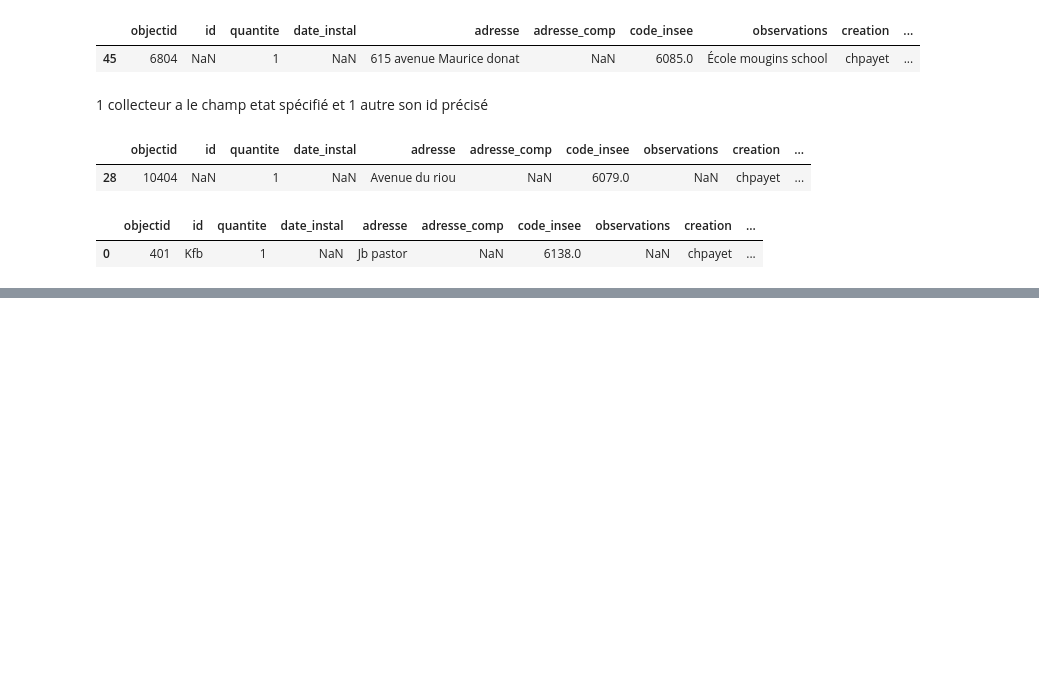
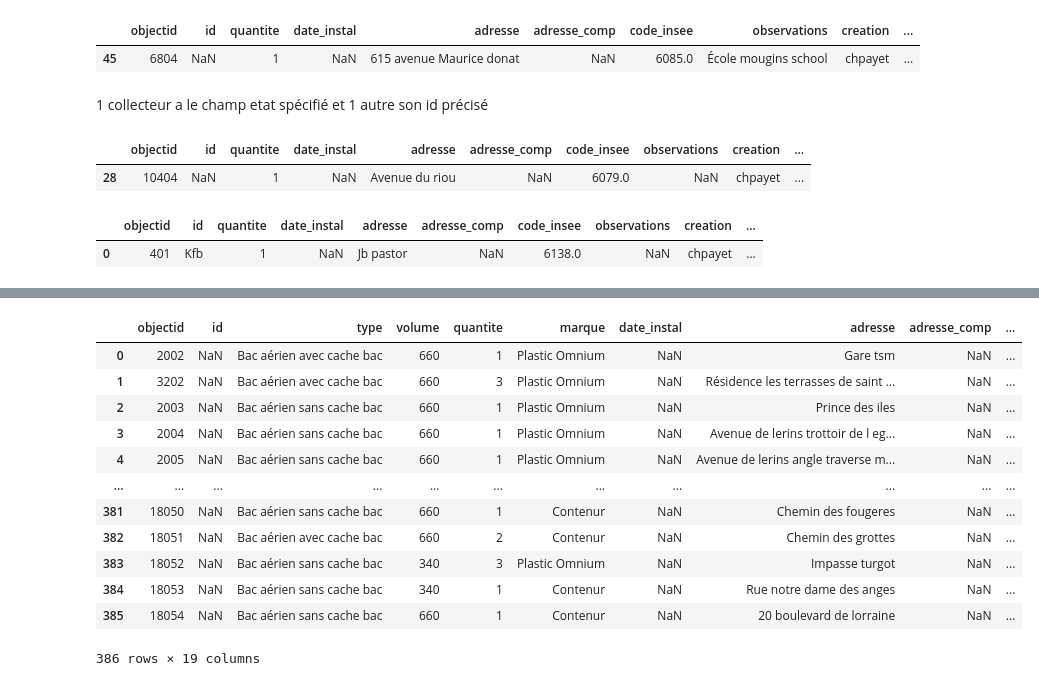
Before and after one commit to antjacquemin/cliiinkv0, a Jupyter notebook: src/DataViz.ipynb, the cells around one changed output, grey strips where cells are left out. Saved outputs shown, nothing was run; the diff lists cells and outputs as text; code cells hidden in the pictures; blank space fills up the shorter version.

Commit message:
Ajout nettoyage des données

```diff
--- a/src/DataViz.ipynb
+++ b/src/DataViz.ipynb
@@ -1055,0 +1271,27 @@ dataVetement[dataVetement.id.notna()]
+# %%
+# Par défaut, le dataframe convertira le type d'une colonne en float même s'il n'y a que des int si des valeurs son manquantes (pas de NaN en int),
+# d'où la nécessité de filtrer en ne gardant que les chiffres avant la virgule
+# ce qui est le cas pour le code INSEE de certains jeux de données
+dataDecheterie.code_insee = "0" + dataDecheterie.code_insee.astype(str)
+dataOM.code_insee = "0" + dataOM.code_insee.astype(str).str[0:4]
+dataPapier.code_insee = "0" + dataPapier.code_insee.astype(str)
+dataTri.code_insee = "0" + dataTri.code_insee.astype(str).str[0:4]
+dataVerre.code_insee = "0" + dataVerre.code_insee.astype(str)
+dataVetement.code_insee = "0" + dataVetement.code_insee.astype(str).str[0:4]
+# %%
+# Exemple après conversion
+dataOM
+# %% [output]
+|  | objectid | id | type | volume | quantite | marque | date_instal | adresse | adresse_comp | ... |
+| 0 | 2002 | NaN | Bac aérien avec cache bac | 660 | 1 | Plastic Omnium | NaN | Gare tsm | NaN | ... |
+| 1 | 3202 | NaN | Bac aérien avec cache bac | 660 | 3 | Plastic Omnium | NaN | Résidence les terrasses de saint ... | NaN | ... |
+| 2 | 2003 | NaN | Bac aérien sans cache bac | 660 | 1 | Plastic Omnium | NaN | Prince des iles | NaN | ... |
+| 3 | 2004 | NaN | Bac aérien sans cache bac | 660 | 1 | Plastic Omnium | NaN | Avenue de lerins trottoir de l eg... | NaN | ... |
+| 4 | 2005 | NaN | Bac aérien sans cache bac | 660 | 1 | Plastic Omnium | NaN | Avenue de lerins angle traverse m... | NaN | ... |
+| ... | ... | ... | ... | ... | ... | ... | ... | ... | ... | ... |
+| 381 | 18050 | NaN | Bac aérien sans cache bac | 660 | 1 | Contenur | NaN | Chemin des fougeres | NaN | ... |
+| 382 | 18051 | NaN | Bac aérien avec cache bac | 660 | 2 | Contenur | NaN | Chemin des grottes | NaN | ... |
+| 383 | 18052 | NaN | Bac aérien sans cache bac | 340 | 3 | Plastic Omnium | NaN | Impasse turgot | NaN | ... |
+| 384 | 18053 | NaN | Bac aérien sans cache bac | 340 | 1 | Contenur | NaN | Rue notre dame des anges | NaN | ... |
+| 385 | 18054 | NaN | Bac aérien sans cache bac | 660 | 1 | Contenur | NaN | 20 boulevard de lorraine | NaN | ... |
+386 rows × 19 columns
```
Also changed, not shown: parts of 53 cells of this notebook.
